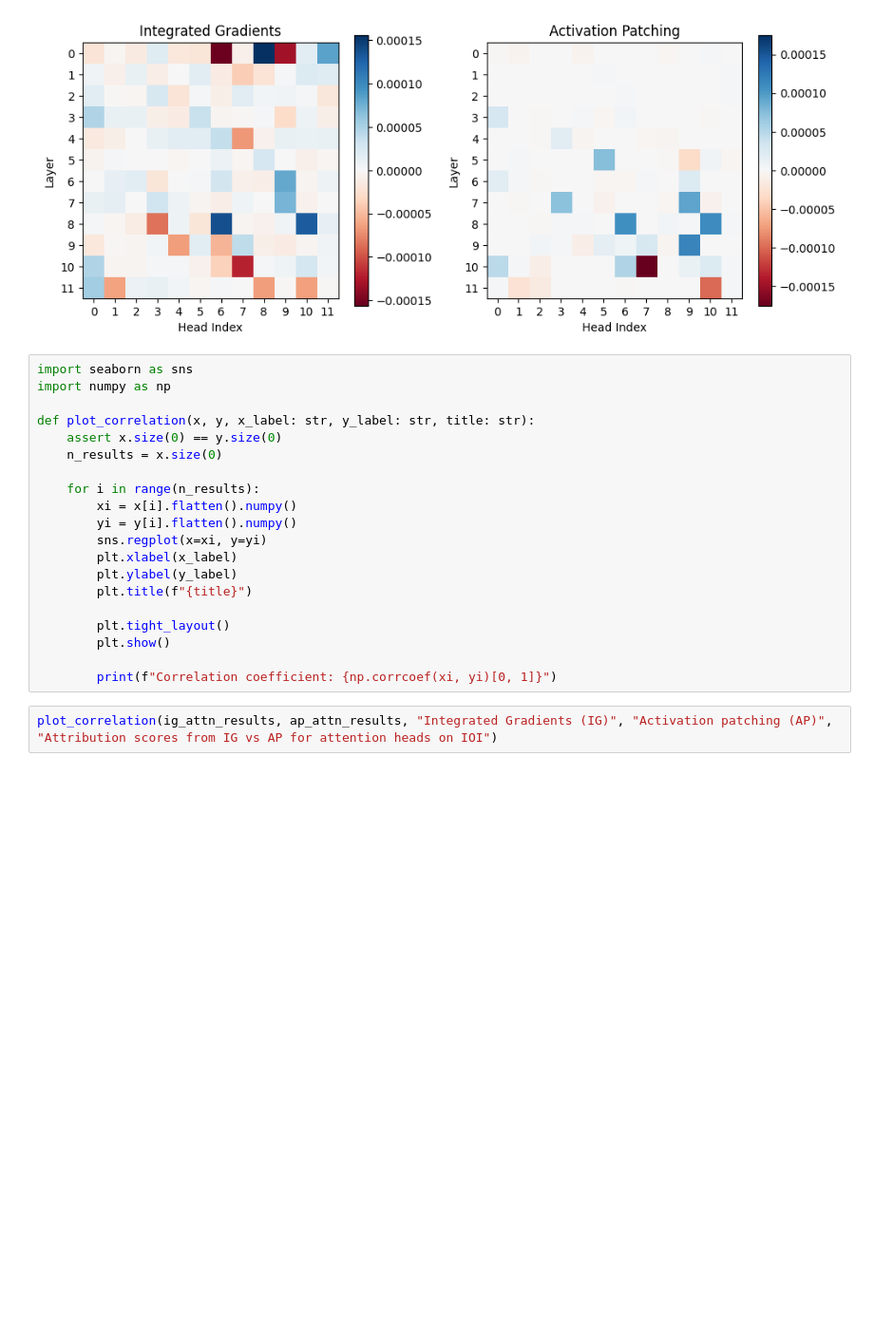
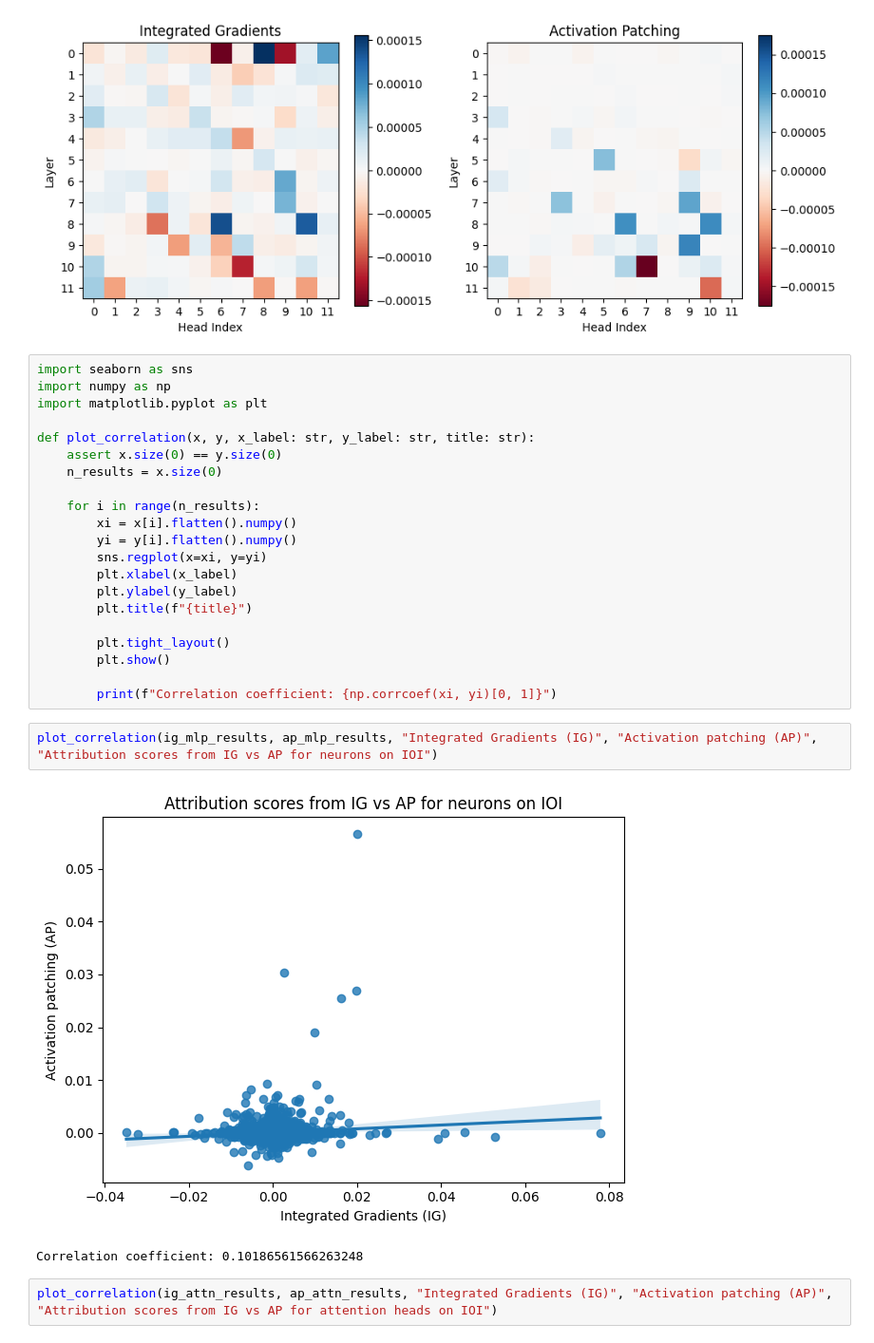
Before and after one commit to mwmlo/gradient_causal_knowledge, a Jupyter notebook: 0 - Initial_comparison.ipynb, the cells around one changed output. Shown at 95% size. Cells and saved outputs as stored; diff of their text form; blank space fills up the shorter version.

```diff
--- a/0 - Initial_comparison.ipynb
+++ b/0 - Initial_comparison.ipynb
@@ -209,6 +212,7 @@ plot_attn_comparison(ig_attn_results, ap_attn_results, model)
 # %%
 import seaborn as sns
 import numpy as np
+import matplotlib.pyplot as plt
 
 def plot_correlation(x, y, x_label: str, y_label: str, title: str):
     assert x.size(0) == y.size(0)
@@ -226,6 +230,11 @@ def plot_correlation(x, y, x_label: str, y_label: str, title: str):
         plt.show()
 
         print(f"Correlation coefficient: {np.corrcoef(xi, yi)[0, 1]}")
+# %%
+plot_correlation(ig_mlp_results, ap_mlp_results, "Integrated Gradients (IG)", "Activation patching (AP)", "Attribution scores from IG vs AP for neurons on IOI")
+# %% [output]
+[figure, added]
+Correlation coefficient: 0.10186561566263248
 # %%
 plot_correlation(ig_attn_results, ap_attn_results, "Integrated Gradients (IG)", "Activation patching (AP)", "Attribution scores from IG vs AP for attention heads on IOI")
 # %% [output]
```
Also changed, not shown: parts of 1 cell of this notebook, 1 other file.
